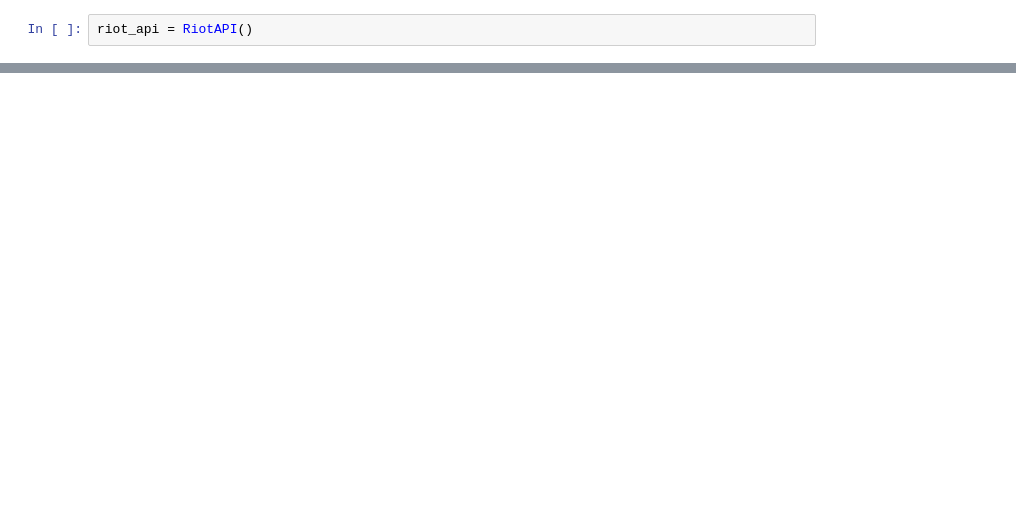
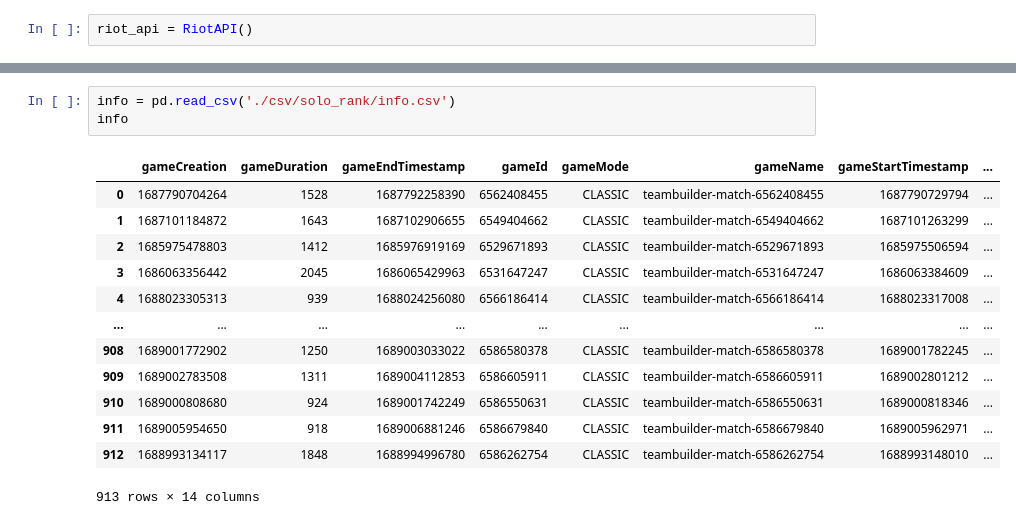
Before and after one commit to posky/LoL-Esports, a Jupyter notebook: riot_apis.ipynb, the cells around one changed output, grey strips where cells are left out. Cells and saved outputs as stored; diff of their text form; blank space fills up the shorter version.

```diff
--- a/riot_apis.ipynb
+++ b/riot_apis.ipynb
@@ -139,0 +43,17 @@ teams
+# %%
+info = pd.read_csv('./csv/solo_rank/info.csv')
+info
+# %% [output]
+|  | gameCreation | gameDuration | gameEndTimestamp | gameId | gameMode | gameName | gameStartTimestamp | ... |
+| 0 | 1687790704264 | 1528 | 1687792258390 | 6562408455 | CLASSIC | teambuilder-match-6562408455 | 1687790729794 | ... |
+| 1 | 1687101184872 | 1643 | 1687102906655 | 6549404662 | CLASSIC | teambuilder-match-6549404662 | 1687101263299 | ... |
+| 2 | 1685975478803 | 1412 | 1685976919169 | 6529671893 | CLASSIC | teambuilder-match-6529671893 | 1685975506594 | ... |
+| 3 | 1686063356442 | 2045 | 1686065429963 | 6531647247 | CLASSIC | teambuilder-match-6531647247 | 1686063384609 | ... |
+| 4 | 1688023305313 | 939 | 1688024256080 | 6566186414 | CLASSIC | teambuilder-match-6566186414 | 1688023317008 | ... |
+| ... | ... | ... | ... | ... | ... | ... | ... | ... |
+| 908 | 1689001772902 | 1250 | 1689003033022 | 6586580378 | CLASSIC | teambuilder-match-6586580378 | 1689001782245 | ... |
+| 909 | 1689002783508 | 1311 | 1689004112853 | 6586605911 | CLASSIC | teambuilder-match-6586605911 | 1689002801212 | ... |
+| 910 | 1689000808680 | 924 | 1689001742249 | 6586550631 | CLASSIC | teambuilder-match-6586550631 | 1689000818346 | ... |
+| 911 | 1689005954650 | 918 | 1689006881246 | 6586679840 | CLASSIC | teambuilder-match-6586679840 | 1689005962971 | ... |
+| 912 | 1688993134117 | 1848 | 1688994996780 | 6586262754 | CLASSIC | teambuilder-match-6586262754 | 1688993148010 | ... |
+913 rows × 14 columns
```
Also changed, not shown: parts of 18 cells of this notebook.
